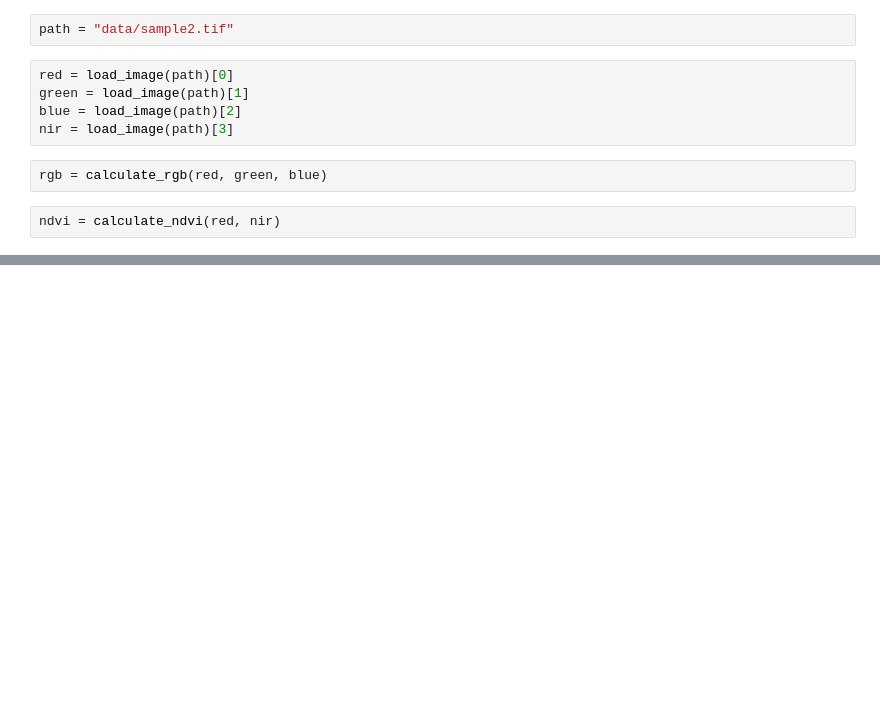
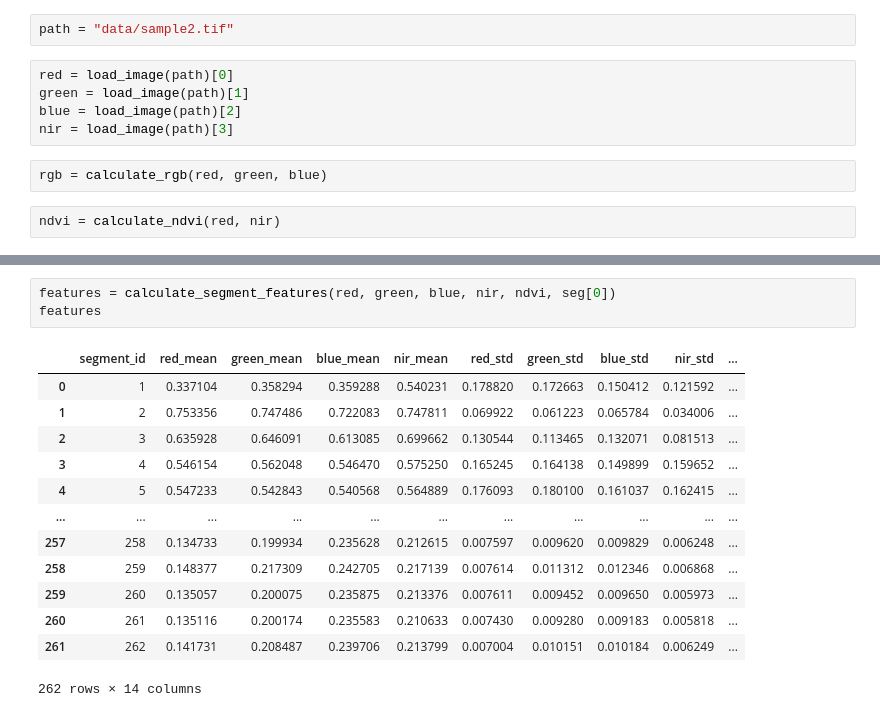
Before and after one commit to brunacandido/OBIA_workflow, a Jupyter notebook: obia_workflow.ipynb, the cells around one changed output, grey strips where cells are left out. Saved outputs shown, nothing was run; the diff lists cells and outputs as text; blank space fills up the shorter version.

```diff
--- a/obia_workflow.ipynb
+++ b/obia_workflow.ipynb
@@ -26,0 +31,17 @@ display_image(seg[1])
+# %%
+features = calculate_segment_features(red, green, blue, nir, ndvi, seg[0])
+features
+# %% [output]
+|  | segment_id | red_mean | green_mean | blue_mean | nir_mean | red_std | green_std | blue_std | nir_std | ... |
+| 0 | 1 | 0.337104 | 0.358294 | 0.359288 | 0.540231 | 0.178820 | 0.172663 | 0.150412 | 0.121592 | ... |
+| 1 | 2 | 0.753356 | 0.747486 | 0.722083 | 0.747811 | 0.069922 | 0.061223 | 0.065784 | 0.034006 | ... |
+| 2 | 3 | 0.635928 | 0.646091 | 0.613085 | 0.699662 | 0.130544 | 0.113465 | 0.132071 | 0.081513 | ... |
+| 3 | 4 | 0.546154 | 0.562048 | 0.546470 | 0.575250 | 0.165245 | 0.164138 | 0.149899 | 0.159652 | ... |
+| 4 | 5 | 0.547233 | 0.542843 | 0.540568 | 0.564889 | 0.176093 | 0.180100 | 0.161037 | 0.162415 | ... |
+| ... | ... | ... | ... | ... | ... | ... | ... | ... | ... | ... |
+| 257 | 258 | 0.134733 | 0.199934 | 0.235628 | 0.212615 | 0.007597 | 0.009620 | 0.009829 | 0.006248 | ... |
+| 258 | 259 | 0.148377 | 0.217309 | 0.242705 | 0.217139 | 0.007614 | 0.011312 | 0.012346 | 0.006868 | ... |
+| 259 | 260 | 0.135057 | 0.200075 | 0.235875 | 0.213376 | 0.007611 | 0.009452 | 0.009650 | 0.005973 | ... |
+| 260 | 261 | 0.135116 | 0.200174 | 0.235583 | 0.210633 | 0.007430 | 0.009280 | 0.009183 | 0.005818 | ... |
+| 261 | 262 | 0.141731 | 0.208487 | 0.239706 | 0.213799 | 0.007004 | 0.010151 | 0.010184 | 0.006249 | ... |
+262 rows × 14 columns
```
Also changed, not shown: parts of 5 cells of this notebook, 1 other file.
